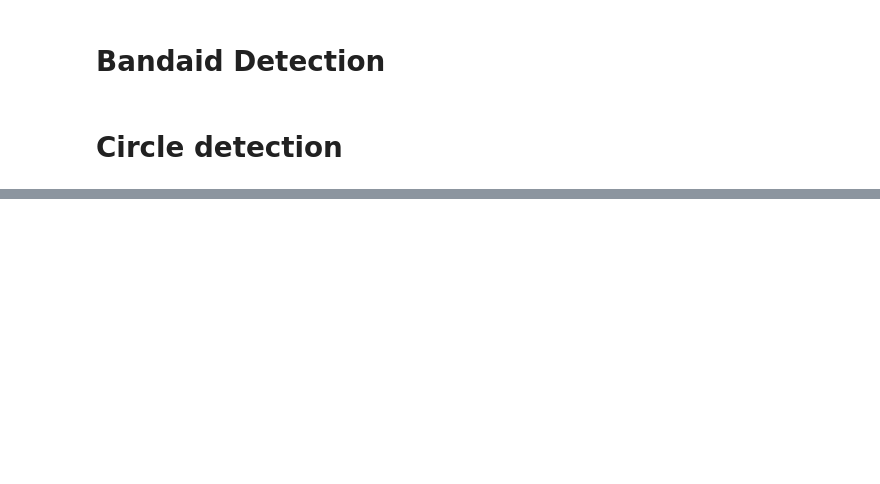
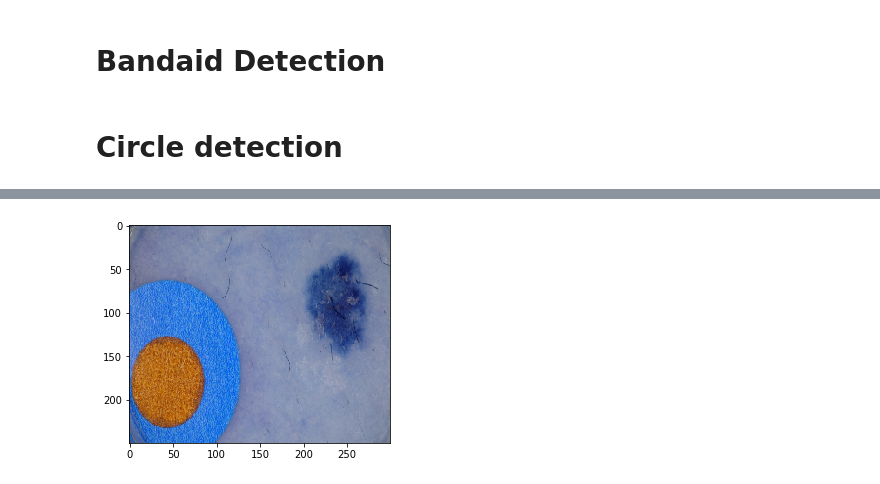
Before and after one commit to AkshayShetty2618/ISM, a Jupyter notebook: Image_PreProcessing.ipynb, the cells around one changed output, grey strips where cells are left out. Drawn from its saved outputs; the diff is of its cells as text; code cells hidden in the pictures; blank space fills up the shorter version.

```diff
--- a/Image_PreProcessing.ipynb
+++ b/Image_PreProcessing.ipynb
@@ -113,0 +124,8 @@ cv2.destroyAllWindows()
+# %%
+image = cv2.imread(r'F:\TUhh\Sem 5\Project\practice\circ1.jpg')
+im= cv2.resize(image,(300,250))
+gry=cv2.cvtColor(im,cv2.COLOR_BGR2GRAY)
+plt.imshow(im)
+plt.show()
+# %% [output]
+[figure, added]
```
Also changed, not shown: parts of 56 cells of this notebook.
